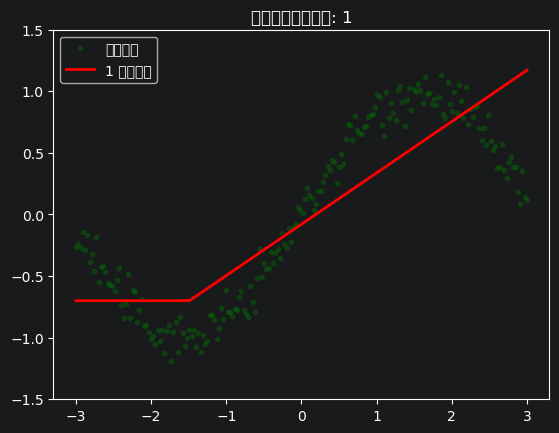
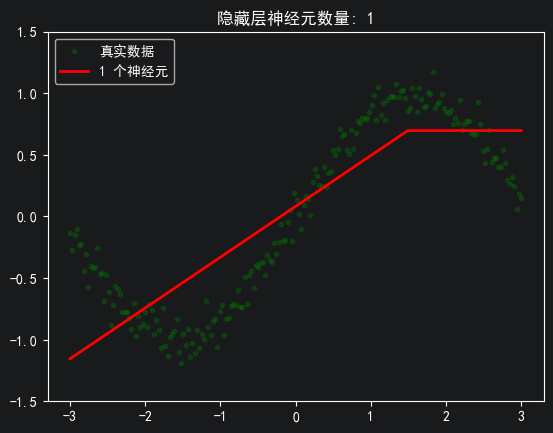
Unified diff of the notebook cell whose output changed from the first chart to the second:
--- before
+++ after
@@ -3,7 +3,7 @@
 import numpy as np
 import matplotlib.pyplot as plt
-import matplotlib
-matplotlib.rcParams['font.family'] = ['sans-serif']
-
+# 设置中文字体
+plt.rcParams['font.sans-serif'] = ['SimHei']  # 使用黑体
+plt.rcParams['axes.unicode_minus'] = False    # 解决负号显示问题
 # 生成数据：正弦曲线
 x = np.linspace(-3, 3, 200).reshape(-1, 1)

Commit: init